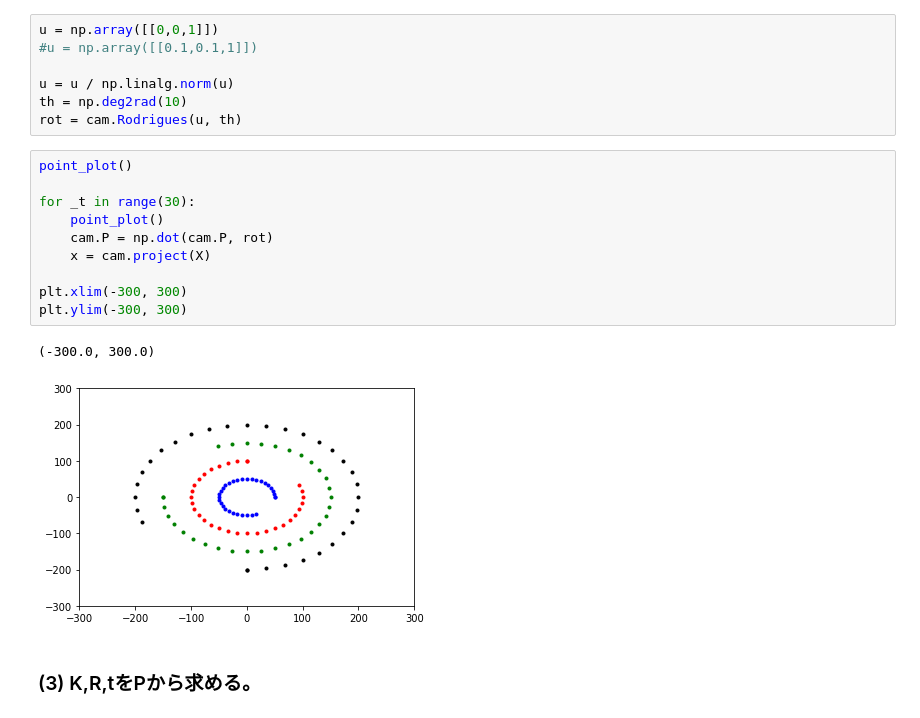
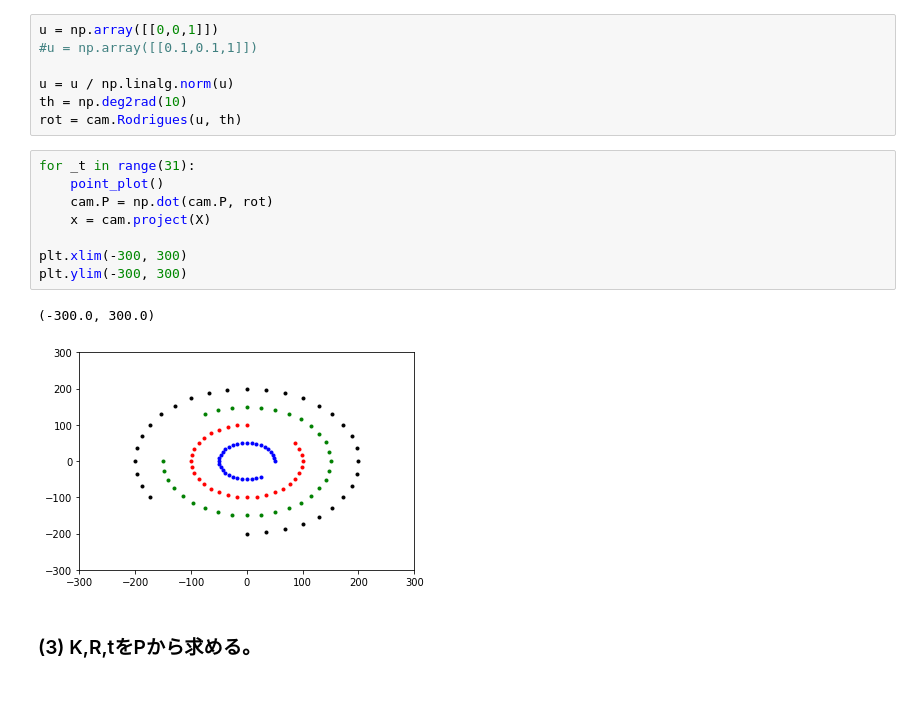
Before and after one commit to shinichirosonoda/Introduction_of_camera_model, a Jupyter notebook: Genenal_Camera_Model.ipynb, the cells around one changed output. Drawn from its saved outputs; the diff is of its cells as text.

```diff
--- a/Genenal_Camera_Model.ipynb
+++ b/Genenal_Camera_Model.ipynb
@@ -292,18 +292,16 @@ u = u / np.linalg.norm(u)
 th = np.deg2rad(10)
 rot = cam.Rodrigues(u, th)
 # %%
-point_plot()
-
-for _t in range(30):
+for _t in range(31):
     point_plot()
     cam.P = np.dot(cam.P, rot)
     x = cam.project(X)
 
 plt.xlim(-300, 300)
 plt.ylim(-300, 300)
 # %% [output]
 (-300.0, 300.0)
-[figure, old version]
+[figure, new version]
 # %% [markdown]
 ### (3) K,R,tをPから求める。
 # %%
```
Also changed, not shown: 1 other file.
